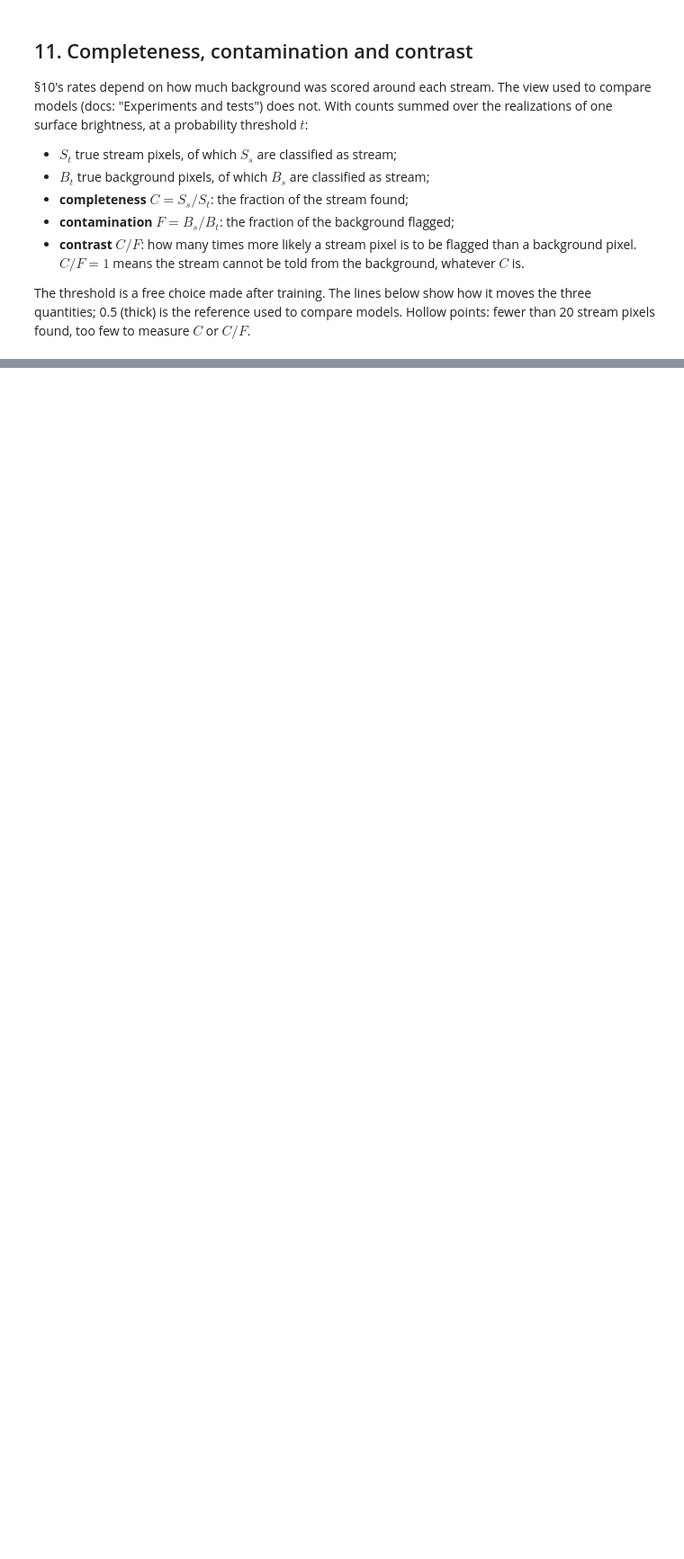
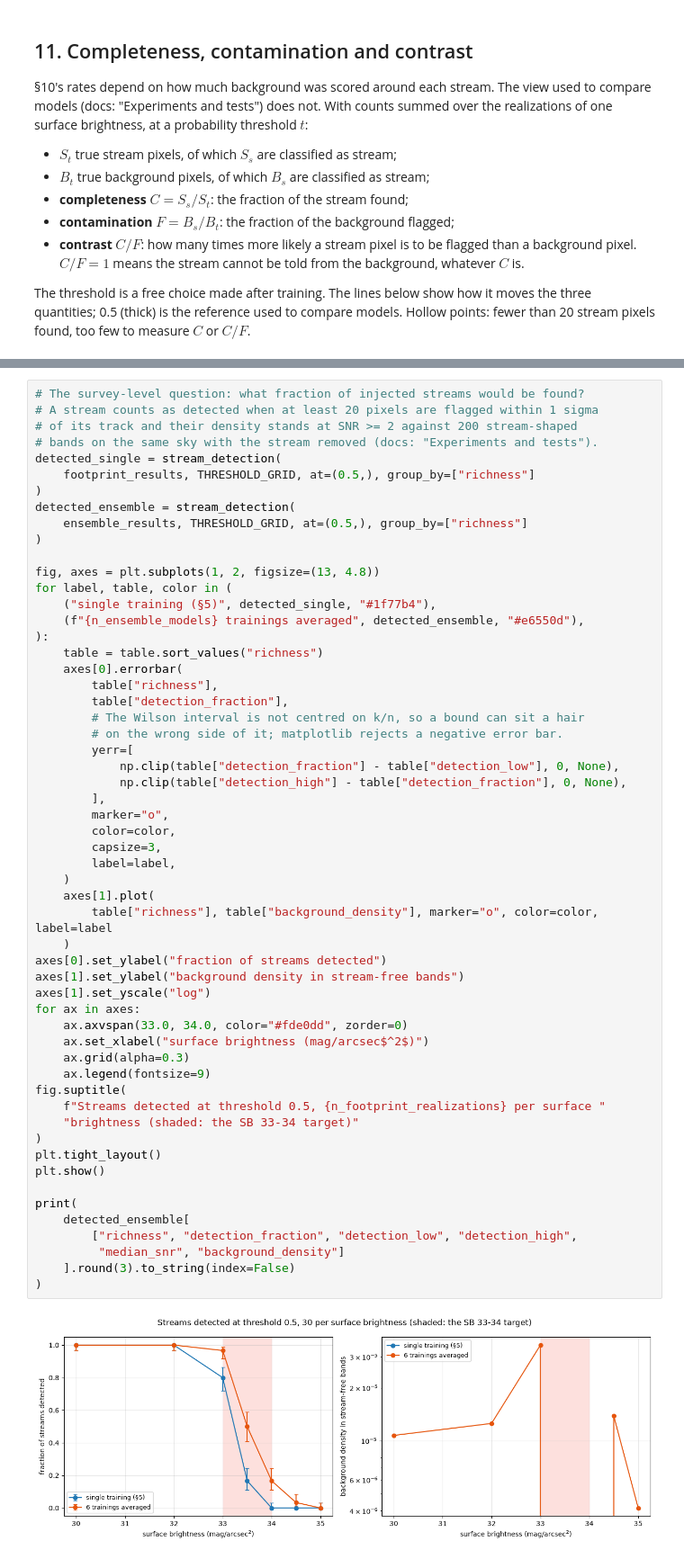
Before and after one commit to MatthieuPE/streamgoggles, a Jupyter notebook: notebooks/train_model.ipynb, the cells around one changed output, grey strips where cells are left out. Shown at 90% size. Drawn from its saved outputs; the diff is of its cells as text; blank space fills up the shorter version.

```diff
--- a/notebooks/train_model.ipynb
+++ b/notebooks/train_model.ipynb
@@ -1259,0 +1413,58 @@ print(
+# %%
+# The survey-level question: what fraction of injected streams would be found?
+# A stream counts as detected when at least 20 pixels are flagged within 1 sigma
+# of its track and their density stands at SNR >= 2 against 200 stream-shaped
+# bands on the same sky with the stream removed (docs: "Experiments and tests").
+detected_single = stream_detection(
+    footprint_results, THRESHOLD_GRID, at=(0.5,), group_by=["richness"]
+)
+detected_ensemble = stream_detection(
+    ensemble_results, THRESHOLD_GRID, at=(0.5,), group_by=["richness"]
+)
+
+fig, axes = plt.subplots(1, 2, figsize=(13, 4.8))
+for label, table, color in (
+    ("single training (§5)", detected_single, "#1f77b4"),
+    (f"{n_ensemble_models} trainings averaged", detected_ensemble, "#e6550d"),
+):
+    table = table.sort_values("richness")
+    axes[0].errorbar(
+        table["richness"],
+        table["detection_fraction"],
+        # The Wilson interval is not centred on k/n, so a bound can sit a hair
+        # on the wrong side of it; matplotlib rejects a negative error bar.
+        yerr=[
+            np.clip(table["detection_fraction"] - table["detection_low"], 0, None),
+            np.clip(table["detection_high"] - table["detection_fraction"], 0, None),
+        ],
+        marker="o",
+        color=color,
+        capsize=3,
+        label=label,
+    )
+    axes[1].plot(
+        table["richness"], table["background_density"], marker="o", color=color, label=label
+    )
+axes[0].set_ylabel("fraction of streams detected")
+axes[1].set_ylabel("background density in stream-free bands")
+axes[1].set_yscale("log")
+for ax in axes:
+    ax.axvspan(33.0, 34.0, color="#fde0dd", zorder=0)
+    ax.set_xlabel("surface brightness (mag/arcsec$^2$)")
+    ax.grid(alpha=0.3)
+    ax.legend(fontsize=9)
+fig.suptitle(
+    f"Streams detected at threshold 0.5, {n_footprint_realizations} per surface "
+    "brightness (shaded: the SB 33-34 target)"
+)
+plt.tight_layout()
+plt.show()
+
+print(
+    detected_ensemble[
+        ["richness", "detection_fraction", "detection_low", "detection_high",
+         "median_snr", "background_density"]
+    ].round(3).to_string(index=False)
+)
+# %% [output]
+[figure, added]
```
Also changed, not shown: parts of 17 cells of this notebook, 2 other files.
